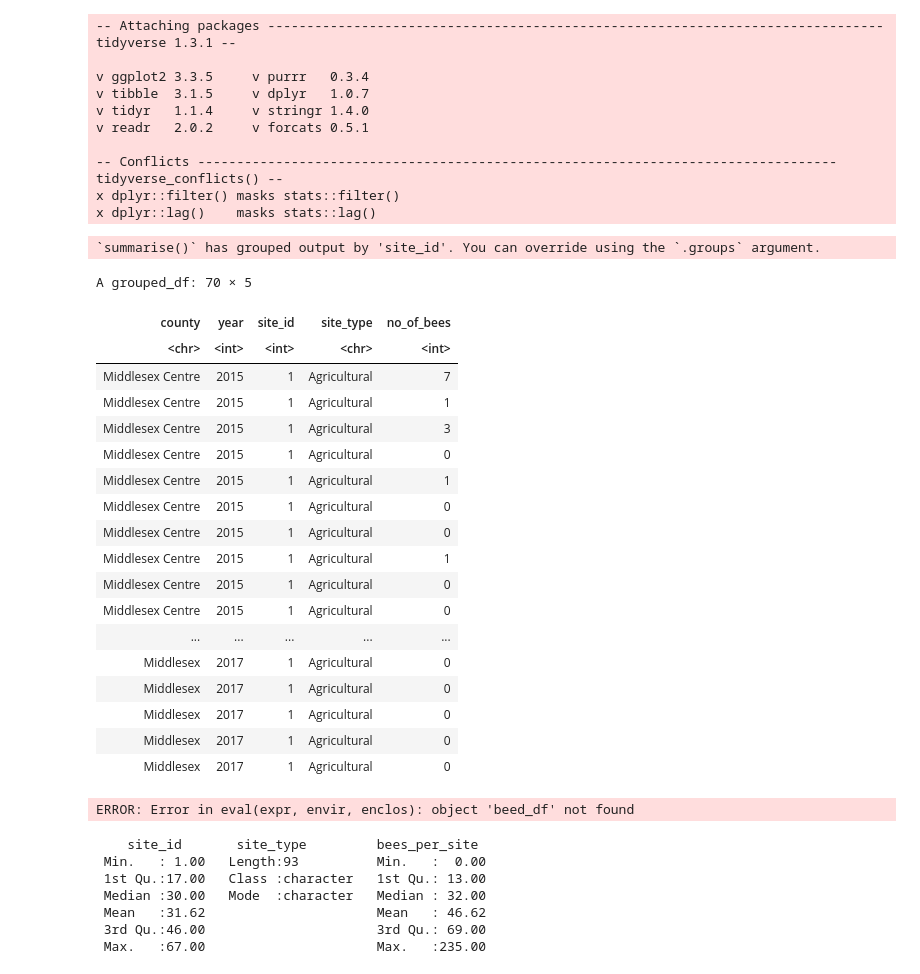
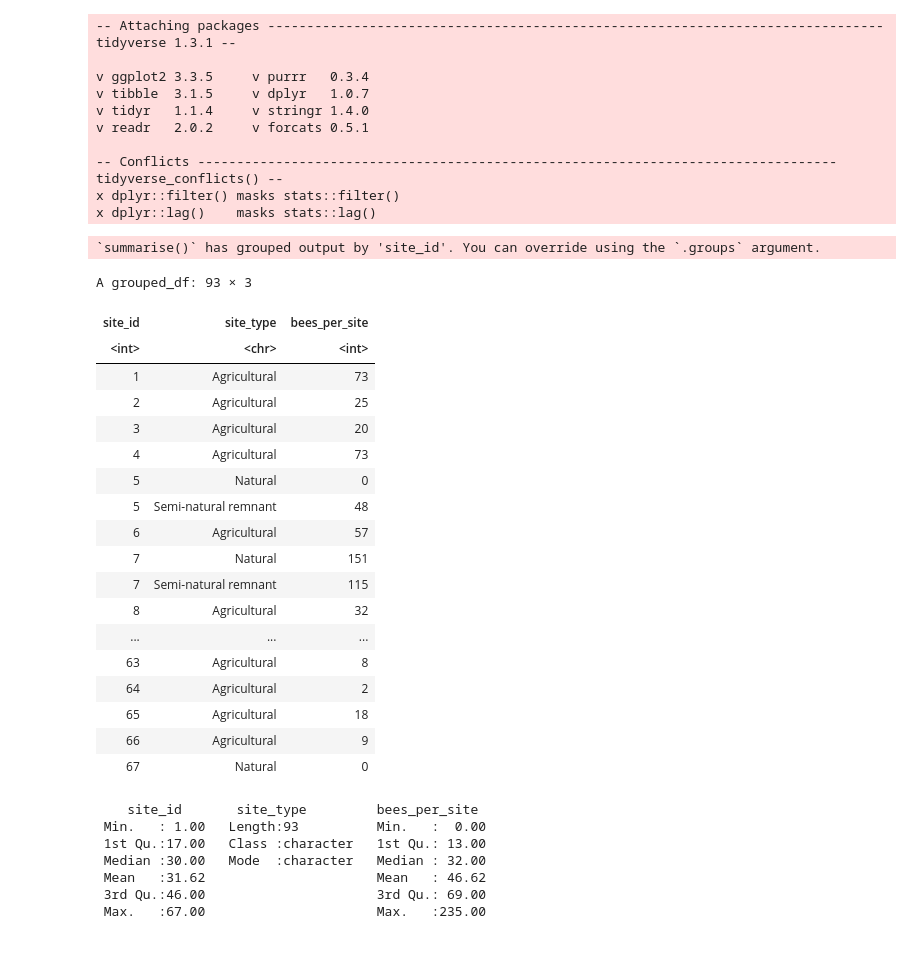
Before and after one commit to UBC-MDS/DSCI_522_Bee_Count_Comparison_Group_26, a Jupyter notebook: src/R_EDA_bee_for_Milestone1.ipynb, the cells around one changed output. Cells and saved outputs as stored; diff of their text form; code cells hidden in the pictures.

```diff
--- a/src/R_EDA_bee_for_Milestone1.ipynb
+++ b/src/R_EDA_bee_for_Milestone1.ipynb
@@ -16,51 +16,49 @@ x dplyr::lag()    masks stats::lag()
 # %%
 # download and simplify the bee dataset
 
-bee_df_ungrouped <- read.csv("https://files.ontario.ca/moe_mapping/downloads/4Other/PHAP/Bumble_Bee_Public_Data.csv") |>
+bees <- read.csv("https://files.ontario.ca/moe_mapping/downloads/4Other/PHAP/Bumble_Bee_Public_Data.csv") |>
     select(1:7, contains("total")) |>
     mutate(site_type = case_when(`Site.Type` == "Agri" ~ "Agricultural",
                                  `Site.Type` == "Agriculture" ~ "Agricultural",
                                  TRUE ~ `Site.Type`)) |>
     rename(
         county = `ï..County`,
         site_id = `MOECC.Site.Number`,
         year = Year) |>
     filter(site_type != "") |>
     pivot_longer(`bimaculatus.total`:`flavidus.total`,
                  values_to = "no_of_bees", names_to = "species") |>
     select(county, year, site_id, site_type, no_of_bees) |>
     group_by(site_id, site_type)
 
-bee_df <- bee_df_ungrouped |>
+bee_df <- bees |>
     group_by(site_id, site_type) |>
     summarise(bees_per_site = sum(no_of_bees)) |>
     arrange(site_id)
 
-bee_df_ungrouped |> filter(site_id == 3)
 
-beed_df
+bee_df
 # %% [output]
 `summarise()` has grouped output by 'site_id'. You can override using the `.groups` argument.
-A grouped_df: 70 × 5
+A grouped_df: 93 × 3
-| county | year | site_id | site_type | no_of_bees |
-| <chr> | <int> | <int> | <chr> | <int> |
-| Middlesex Centre | 2015 | 1 | Agricultural | 7 |
-| Middlesex Centre | 2015 | 1 | Agricultural | 1 |
-| Middlesex Centre | 2015 | 1 | Agricultural | 3 |
-| Middlesex Centre | 2015 | 1 | Agricultural | 0 |
-| Middlesex Centre | 2015 | 1 | Agricultural | 1 |
-| Middlesex Centre | 2015 | 1 | Agricultural | 0 |
-| Middlesex Centre | 2015 | 1 | Agricultural | 0 |
-| Middlesex Centre | 2015 | 1 | Agricultural | 1 |
-| Middlesex Centre | 2015 | 1 | Agricultural | 0 |
-| Middlesex Centre | 2015 | 1 | Agricultural | 0 |
-| ... | ... | ... | ... | ... |
-| Middlesex | 2017 | 1 | Agricultural | 0 |
-| Middlesex | 2017 | 1 | Agricultural | 0 |
-| Middlesex | 2017 | 1 | Agricultural | 0 |
-| Middlesex | 2017 | 1 | Agricultural | 0 |
-| Middlesex | 2017 | 1 | Agricultural | 0 |
+| site_id | site_type | bees_per_site |
+| <int> | <chr> | <int> |
+| 1 | Agricultural | 73 |
+| 2 | Agricultural | 25 |
+| 3 | Agricultural | 20 |
+| 4 | Agricultural | 73 |
+| 5 | Natural | 0 |
+| 5 | Semi-natural remnant | 48 |
+| 6 | Agricultural | 57 |
+| 7 | Natural | 151 |
+| 7 | Semi-natural remnant | 115 |
+| 8 | Agricultural | 32 |
+| ... | ... | ... |
+| 63 | Agricultural | 8 |
+| 64 | Agricultural | 2 |
+| 65 | Agricultural | 18 |
+| 66 | Agricultural | 9 |
+| 67 | Natural | 0 |
-ERROR: Error in eval(expr, envir, enclos): object 'beed_df' not found
 # %%
 summary(bee_df)
 # %% [output]
```
Also changed, not shown: parts of 1 cell of this notebook.
